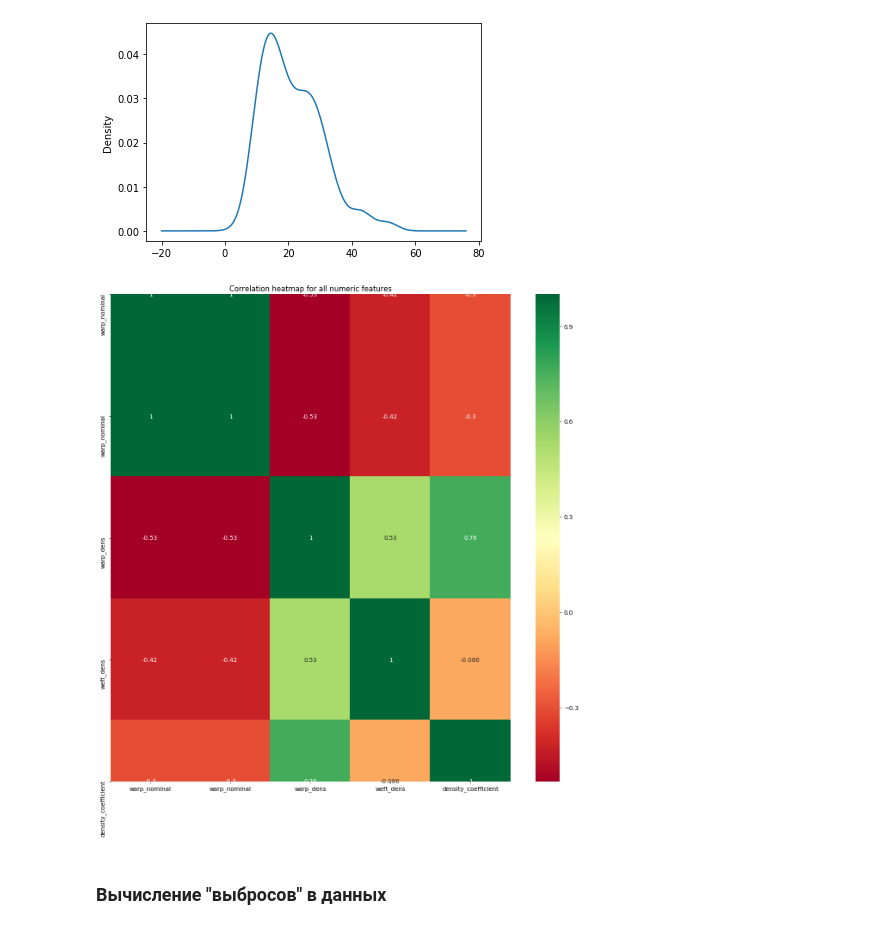
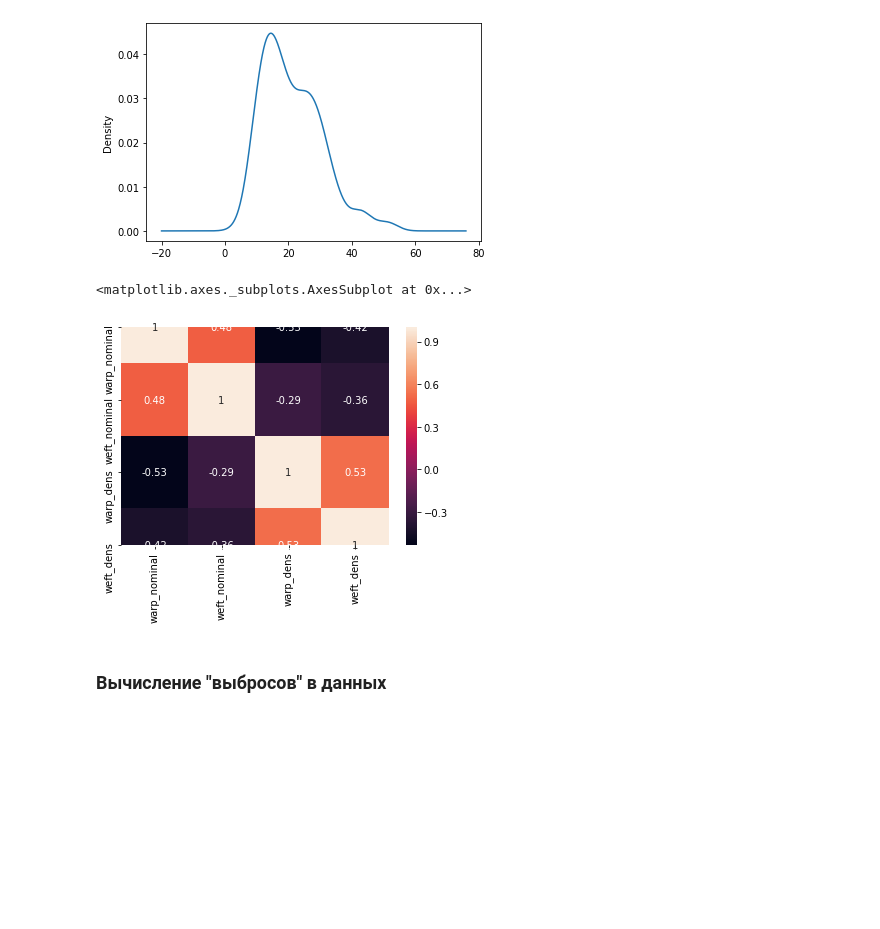
Before and after one commit to streltcov/textile_data, a Jupyter notebook: notebook.ipynb, the cells around one changed output. Saved outputs shown, nothing was run; the diff lists cells and outputs as text; code cells hidden in the pictures; blank space fills up the shorter version.

```diff
--- a/notebook.ipynb
+++ b/notebook.ipynb
@@ -53,8 +53,15 @@ textiles['weft_nominal'] = round((textiles['weft_a'] + textiles['weft_b']) / 2,
 
 ########################################################################################################################
 
+# Соотношение плотностей по основе и утку;
+textiles['warp_weft'] = round((textiles['warp_dens'] / textiles['weft_dens']), 2)
+
+########################################################################################################################
+
 # Добавление признака density_coefficient;
 textiles['density_coefficient'] = round((textiles['warp_dens'] / textiles['weft_dens']), 2)
+
+########################################################################################################################
 
 print()
 print()
@@ -145,16 +152,11 @@ warp_density.plot.kde()
 # %% [output]
 <matplotlib.axes._subplots.AxesSubplot at 0x...>
 [figure]
-# %%
-textiles_corr = textiles[['warp_nominal', 'warp_nominal', 'warp_dens', 'weft_dens', 'density_coefficient']]
-pyplot.figure(figsize=(15, 15), dpi=50)
-seaborn.heatmap(textiles_corr.corr(), xticklabels=textiles_corr.corr().columns, yticklabels=textiles_corr.corr().columns, cmap='RdYlGn', annot=True)
-pyplot.xticks(fontsize=10)
-pyplot.yticks(fontsize=10)
-pyplot.title('Correlation heatmap for all numeric features')
-pyplot.show()
-# %% [output]
-[figure, removed]
+# %%
+seaborn.heatmap(textiles[['warp_nominal', 'weft_nominal', 'warp_dens', 'weft_dens']].corr(), annot=True)
+# %% [output]
+<matplotlib.axes._subplots.AxesSubplot at 0x...>
+[figure, added]
 # %% [markdown]
 ### Вычисление "выбросов" в данных
 # %%
```
Also changed, not shown: parts of 8 cells of this notebook.
